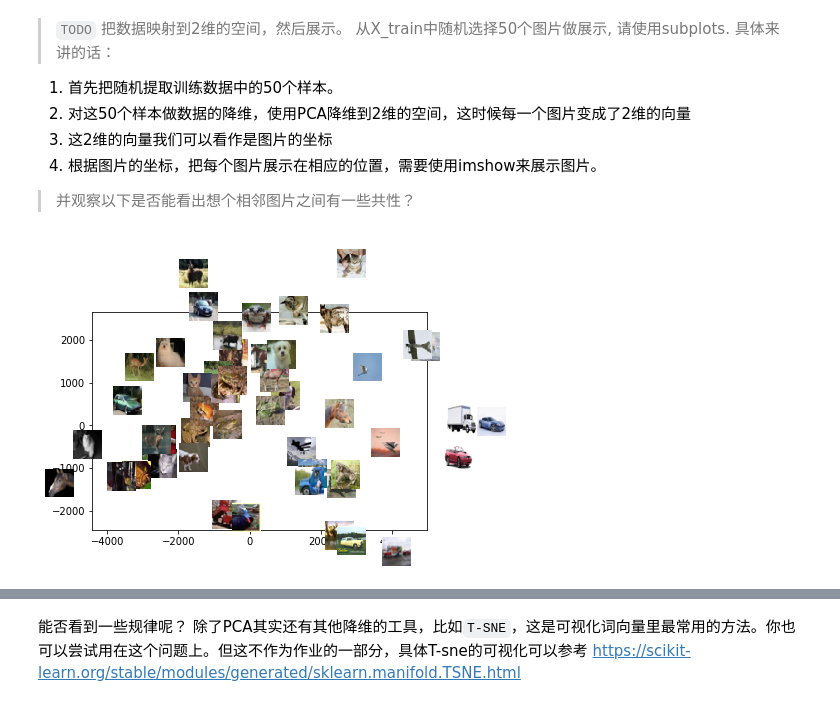
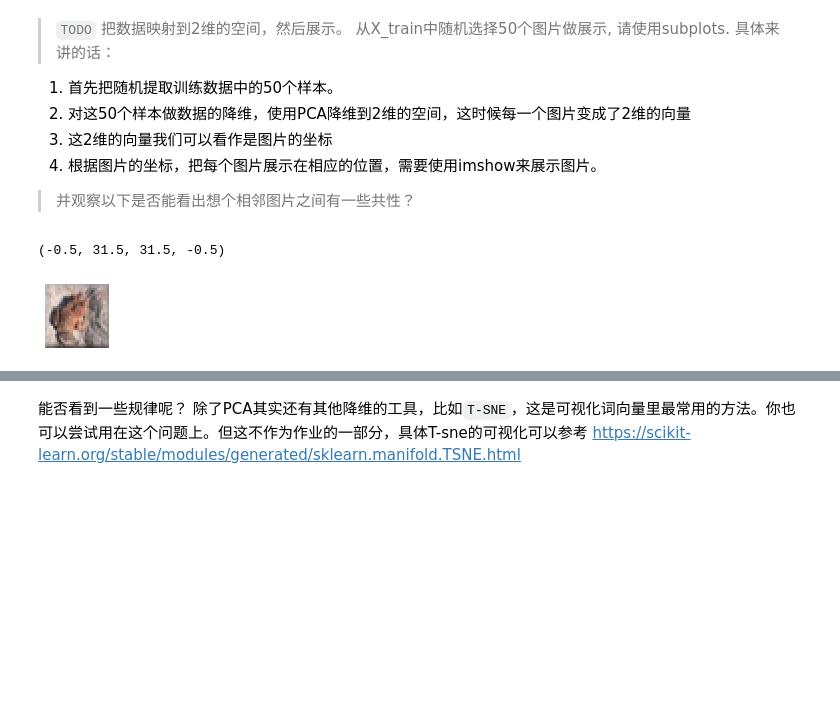
Before and after one commit to jim4399266/MachineLearning_notes, a Jupyter notebook: aijiaoai_course/_3_picture/starter_code_answer.ipynb, the cells around one changed output, grey strips where cells are left out. Saved outputs shown, nothing was run; the diff lists cells and outputs as text; code cells hidden in the pictures; blank space fills up the shorter version.

```diff
--- a/aijiaoai_course/_3_picture/starter_code_answer.ipynb
+++ b/aijiaoai_course/_3_picture/starter_code_answer.ipynb
@@ -342,40 +300,28 @@ print(knn.score(X_test3,y_test))'''
 4. 根据图片的坐标，把每个图片展示在相应的位置，需要使用imshow来展示图片。
 
 >并观察以下是否能看出想个相邻图片之间有一些共性？
-# %%
-# TODO 请完成上述的问题
-from sklearn.decomposition import PCA
-import matplotlib.pyplot as plt
-import numpy as np
-#提取50个样本
-rand_train = np.arange(y_train.shape[0])
-np.random.shuffle(rand_train)# 打乱样本索引，达到随机选择的效果
-X_train4 = X_train[rand_train[:50]]
-X_train5 = X_train4.reshape(X_train4.shape[0],-1)
-
-# 对样本降维至2维
-pca = PCA()
-X_train5 = pca.fit_transform(X_train5)  #X_train5中存放图片的坐标
-
-#开始画图
-#设置x y轴
-x, y = X_train5[:,0], X_train5[:,1]
-x_min, x_max = min(x), max(x)
-y_min, y_max = min(y), max(y)
-x_span = x_max - x_min
-y_span = y_max - y_min
-#创建子图
-fig = plt.figure()
-plt.axis([x_min, x_max, y_min, y_max])
-ax_list = []
-for i in range(len(X_train5)):
-    loc_x = X_train5[i,0]
-    loc_y = X_train5[i,1]
-    ax_list.append(fig.add_axes([(loc_x - x_min)/x_span, (loc_y - y_min)/y_span, 0.1, 0.1]))
-    ax_list[-1].imshow(X_train4[i]/255)
-    plt.axis('off')
-# %% [output]
-[figure, removed]
+# %%
+# TODO 请完成上述的问题
+from sklearn.decomposition import PCA
+import matplotlib.pyplot as plt
+num_training = 50
+np.random.seed(0)
+random_training_samples = np.random.randint(low=1,high=len(X_train),size=num_training)
+# print(random_training_samples)
+# print(random_test_samples)
+X_train4 = X_train[random_training_samples]
+temp = np.reshape(X_train4, (X_train4.shape[0],-1))
+pca = PCA(n_components=2)
+pictures_pos = pca.fit_transform(temp)
+plt.subplot(331)
+plt.imshow(X_train4[0]/255)
+plt.axis('off')
+# print(pictures_pos)
+
+#不太会做  QAQ
+# %% [output]
+(-0.5, 31.5, 31.5, -0.5)
+[figure, added]
 # %%
 #参考
 
```
Also changed, not shown: parts of 6 cells of this notebook, 3 other files.
